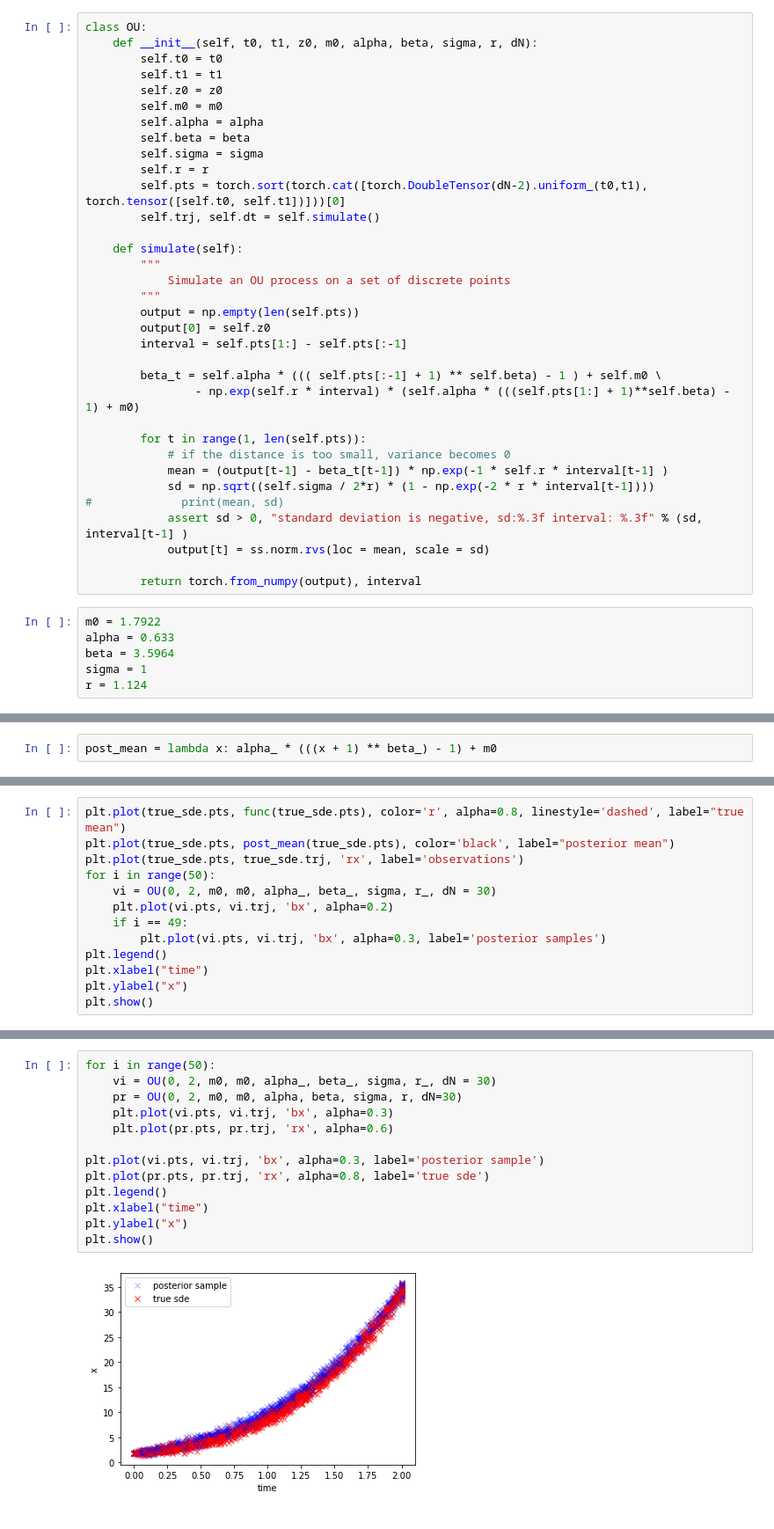
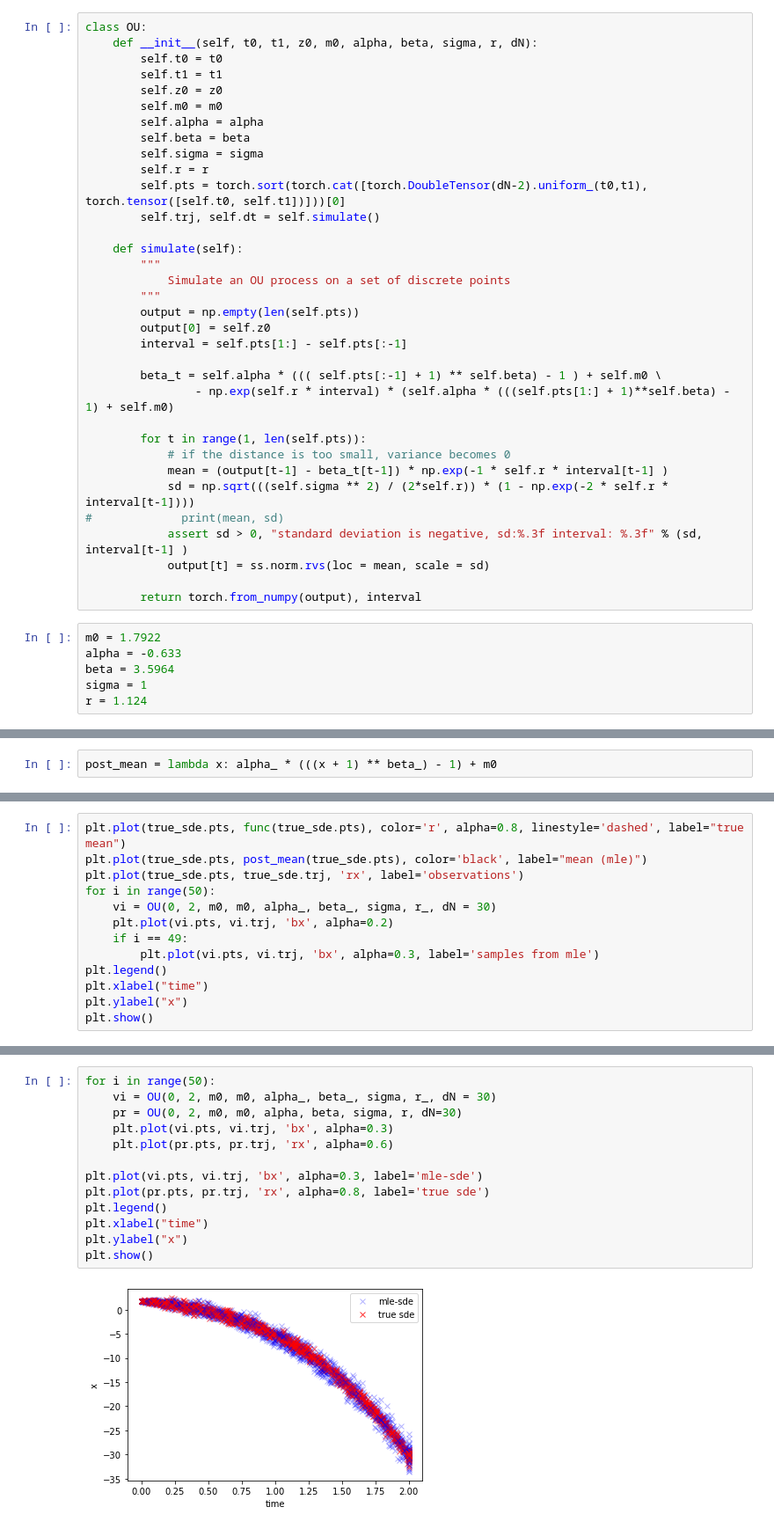
Before and after one commit to thysics/VI_SDE, a Jupyter notebook: vi_sde_tou-mle.ipynb, the cells around one changed output, grey strips where cells are left out. Shown at 88% size. Cells and saved outputs as stored; diff of their text form.

```diff
--- a/vi_sde_tou-mle.ipynb
+++ b/vi_sde_tou-mle.ipynb
@@ -42,12 +42,12 @@ class OU:
         interval = self.pts[1:] - self.pts[:-1]
 
         beta_t = self.alpha * ((( self.pts[:-1] + 1) ** self.beta) - 1 ) + self.m0 \
-                - np.exp(self.r * interval) * (self.alpha * (((self.pts[1:] + 1)**self.beta) - 1) + m0)
+                - np.exp(self.r * interval) * (self.alpha * (((self.pts[1:] + 1)**self.beta) - 1) + self.m0)
 
         for t in range(1, len(self.pts)):
             # if the distance is too small, variance becomes 0
             mean = (output[t-1] - beta_t[t-1]) * np.exp(-1 * self.r * interval[t-1] )
-            sd = np.sqrt((self.sigma / 2*r) * (1 - np.exp(-2 * r * interval[t-1])))
+            sd = np.sqrt(((self.sigma ** 2) / (2*self.r)) * (1 - np.exp(-2 * self.r * interval[t-1])))
 #             print(mean, sd)
             assert sd > 0, "standard deviation is negative, sd:%.3f interval: %.3f" % (sd, interval[t-1] )
             output[t] = ss.norm.rvs(loc = mean, scale = sd)
@@ -55,7 +55,7 @@ class OU:
         return torch.from_numpy(output), interval
 # %%
 m0 = 1.7922
-alpha = 0.633
+alpha = -0.633
 beta = 3.5964
 sigma = 1
 r = 1.124
@@ -167,12 +167,12 @@ plt.show()
 # %%
 plt.plot(true_sde.pts, func(true_sde.pts), color='r', alpha=0.8, linestyle='dashed', label="true mean")
-plt.plot(true_sde.pts, post_mean(true_sde.pts), color='black', label="posterior mean")
+plt.plot(true_sde.pts, post_mean(true_sde.pts), color='black', label="mean (mle)")
 plt.plot(true_sde.pts, true_sde.trj, 'rx', label='observations')
 for i in range(50):
     vi = OU(0, 2, m0, m0, alpha_, beta_, sigma, r_, dN = 30)
     plt.plot(vi.pts, vi.trj, 'bx', alpha=0.2)
     if i == 49:
-        plt.plot(vi.pts, vi.trj, 'bx', alpha=0.3, label='posterior samples')
+        plt.plot(vi.pts, vi.trj, 'bx', alpha=0.3, label='samples from mle')
 plt.legend()
 plt.xlabel("time")
 plt.ylabel("x")
@@ -182,15 +182,15 @@ plt.show()
 # %%
 for i in range(50):
     vi = OU(0, 2, m0, m0, alpha_, beta_, sigma, r_, dN = 30)
     pr = OU(0, 2, m0, m0, alpha, beta, sigma, r, dN=30)
     plt.plot(vi.pts, vi.trj, 'bx', alpha=0.3)
     plt.plot(pr.pts, pr.trj, 'rx', alpha=0.6)
 
-plt.plot(vi.pts, vi.trj, 'bx', alpha=0.3, label='posterior sample')
+plt.plot(vi.pts, vi.trj, 'bx', alpha=0.3, label='mle-sde')
 plt.plot(pr.pts, pr.trj, 'rx', alpha=0.8, label='true sde')
 plt.legend()
 plt.xlabel("time")
 plt.ylabel("x")
 plt.show()
 # %% [output]
-[figure, old version]
+[figure, new version]
```
Also changed, not shown: parts of 7 cells of this notebook, 2 other files.
